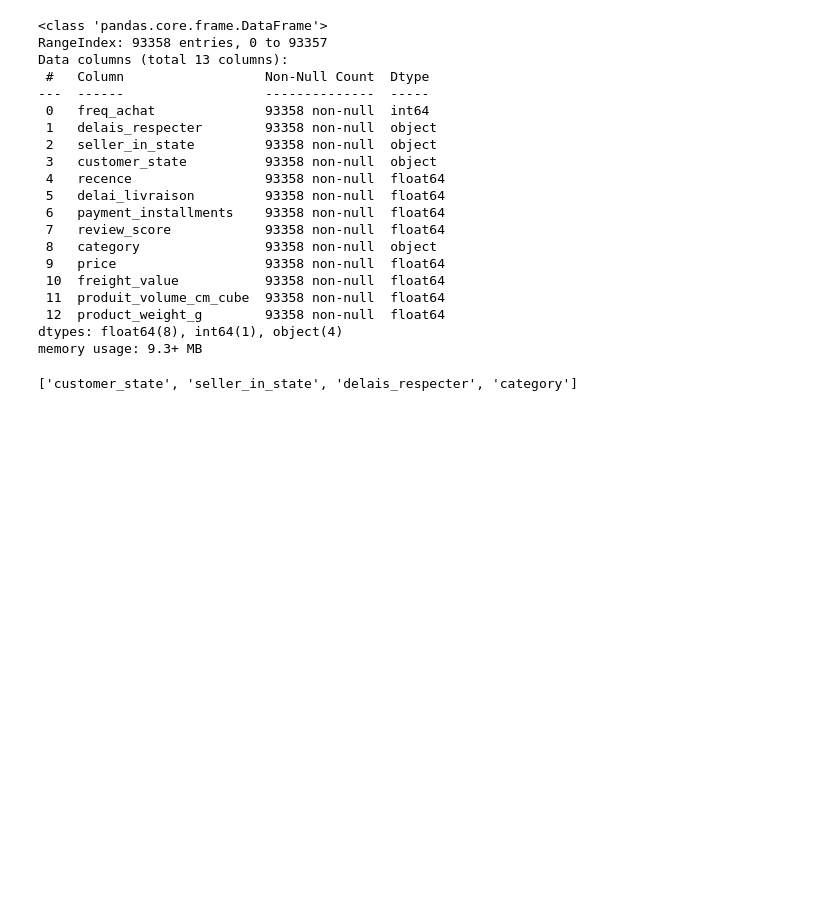
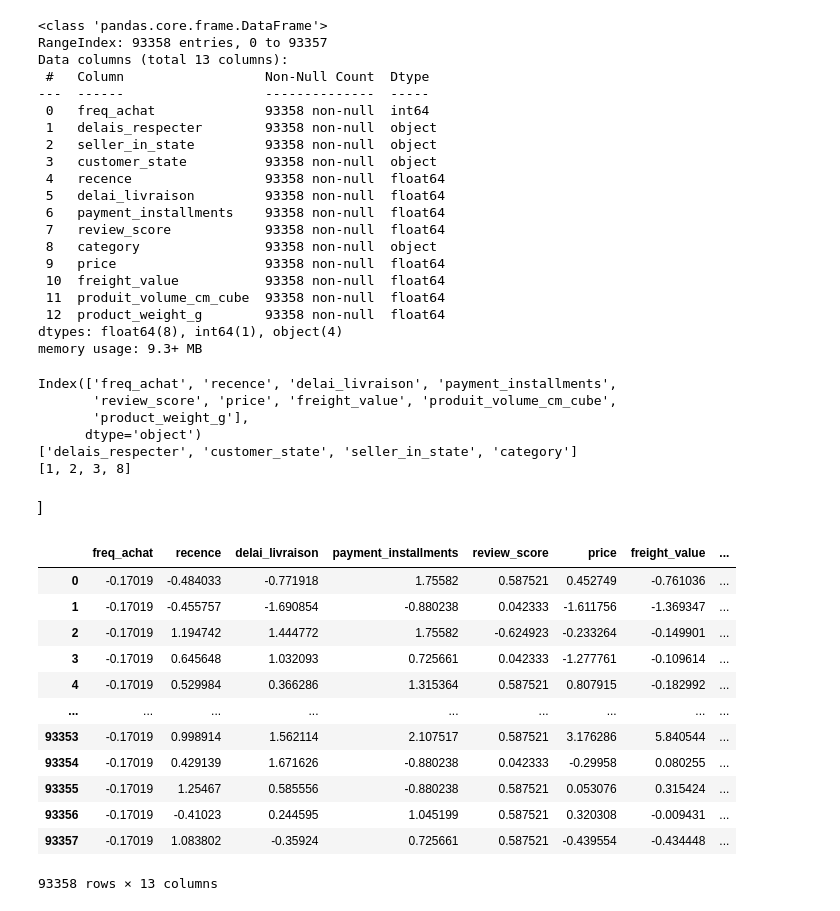
Before and after one commit to Adelinekh/olist_nonsupervise, a Jupyter notebook: modelisation_data.ipynb, the cells around one changed output. Cells and saved outputs as stored; diff of their text form; code cells hidden in the pictures; blank space fills up the shorter version.

```diff
--- a/modelisation_data.ipynb
+++ b/modelisation_data.ipynb
@@ -42,8 +49,14 @@ dtypes: float64(8), int64(1), object(4)
 memory usage: 9.3+ MB
 # %%
 num_cols = df._get_numeric_data().columns
+print(num_cols)
 cols = df.columns
 cat_cols = list(set(cols) - set(num_cols))
-cat_cols
+print(cat_cols)
 # %% [output]
-['customer_state', 'seller_in_state', 'delais_respecter', 'category']
+Index(['freq_achat', 'recence', 'delai_livraison', 'payment_installments',
+       'review_score', 'price', 'freight_value', 'produit_volume_cm_cube',
+       'product_weight_g'],
+      dtype='object')
+['delais_respecter', 'customer_state', 'seller_in_state', 'category']
+[1, 2, 3, 8]
@@ -49,0 +75,37 @@ cat_cols
+# %% [markdown]
+
+]
+# %%
+numerical_transformer = make_pipeline(
+    FunctionTransformer(func=np.abs),
+    FunctionTransformer(func=np.log1p),
+    StandardScaler()
+)
+
+transformations = [
+    ('log', numerical_transformer, num_cols),
+    # ('log', FunctionTransformer(np.log1p), num_cols),
+    # ('standardize', StandardScaler(), num_cols)
+]
+ct = ColumnTransformer(transformations, remainder='passthrough')
+
+list_col = list(num_cols)+ list(cat_cols)
+
+
+df_transformed = pd.DataFrame(ct.fit_transform(df), columns=list_col)
+# %%
+df_transformed
+# %% [output]
+|  | freq_achat | recence | delai_livraison | payment_installments | review_score | price | freight_value | ... |
+| 0 | -0.17019 | -0.484033 | -0.771918 | 1.75582 | 0.587521 | 0.452749 | -0.761036 | ... |
+| 1 | -0.17019 | -0.455757 | -1.690854 | -0.880238 | 0.042333 | -1.611756 | -1.369347 | ... |
+| 2 | -0.17019 | 1.194742 | 1.444772 | 1.75582 | -0.624923 | -0.233264 | -0.149901 | ... |
+| 3 | -0.17019 | 0.645648 | 1.032093 | 0.725661 | 0.042333 | -1.277761 | -0.109614 | ... |
+| 4 | -0.17019 | 0.529984 | 0.366286 | 1.315364 | 0.587521 | 0.807915 | -0.182992 | ... |
+| ... | ... | ... | ... | ... | ... | ... | ... | ... |
+| 93353 | -0.17019 | 0.998914 | 1.562114 | 2.107517 | 0.587521 | 3.176286 | 5.840544 | ... |
+| 93354 | -0.17019 | 0.429139 | 1.671626 | -0.880238 | 0.042333 | -0.29958 | 0.080255 | ... |
+| 93355 | -0.17019 | 1.25467 | 0.585556 | -0.880238 | 0.587521 | 0.053076 | 0.315424 | ... |
+| 93356 | -0.17019 | -0.41023 | 0.244595 | 1.045199 | 0.587521 | 0.320308 | -0.009431 | ... |
+| 93357 | -0.17019 | 1.083802 | -0.35924 | 0.725661 | 0.587521 | -0.439554 | -0.434448 | ... |
+93358 rows × 13 columns
```
Also changed, not shown: parts of 15 cells of this notebook, 1 other file.
